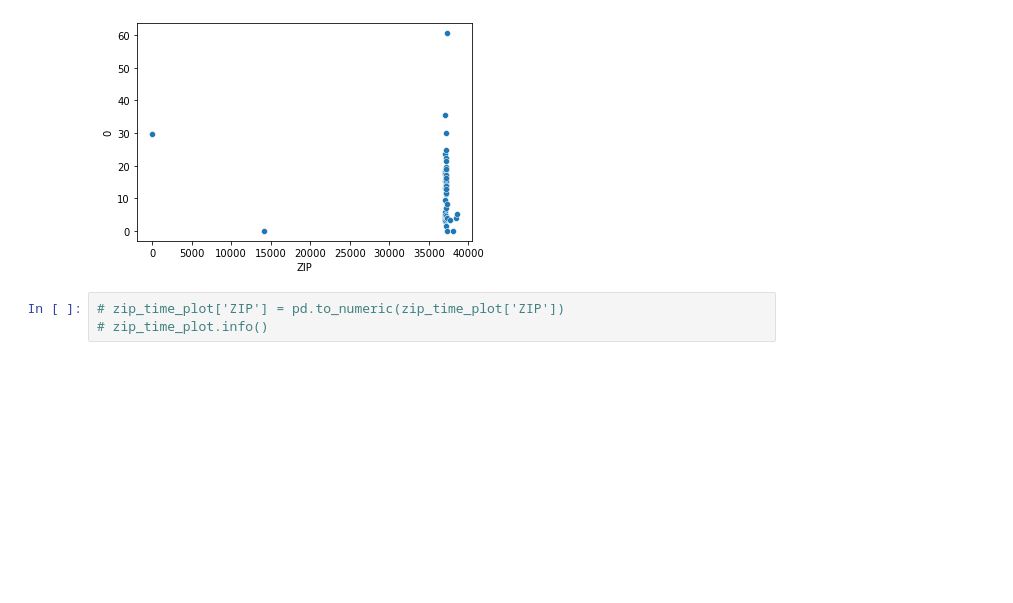
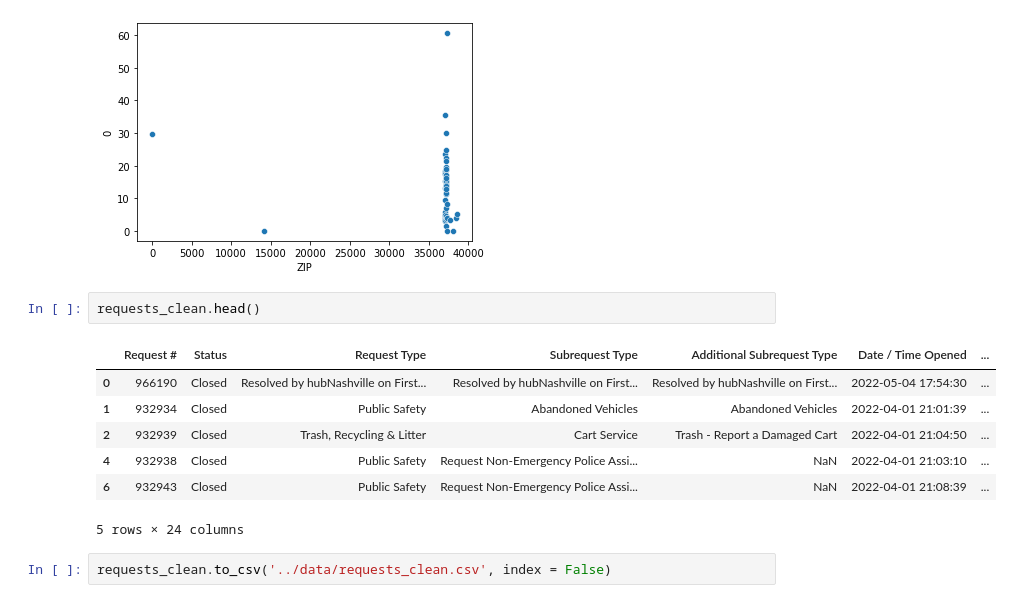
Before and after one commit to PrestonSpencer/Capstone-Nashville-Software-School-Nashville-311-Analysis, a Jupyter notebook: notebooks/analysis_311_cleanup.ipynb, the cells around one changed output. Cells and saved outputs as stored; diff of their text form; blank space fills up the shorter version.

Commit message:
cleaning done

```diff
--- a/notebooks/analysis_311_requests.ipynb
+++ b/notebooks/analysis_311_cleanup.ipynb
@@ -165,5 +165,14 @@ sns.scatterplot(x = 'ZIP', y = 0, data = zip_time_plot);
 # %% [output]
 [figure]
 # %%
-# zip_time_plot['ZIP'] = pd.to_numeric(zip_time_plot['ZIP'])
-# zip_time_plot.info()
+requests_clean.head()
+# %% [output]
+|  | Request # | Status | Request Type | Subrequest Type | Additional Subrequest Type | Date / Time Opened | ... |
+| 0 | 966190 | Closed | Resolved by hubNashville on First... | Resolved by hubNashville on First... | Resolved by hubNashville on First... | 2022-05-04 17:54:30 | ... |
+| 1 | 932934 | Closed | Public Safety | Abandoned Vehicles | Abandoned Vehicles | 2022-04-01 21:01:39 | ... |
+| 2 | 932939 | Closed | Trash, Recycling & Litter | Cart Service | Trash - Report a Damaged Cart | 2022-04-01 21:04:50 | ... |
+| 4 | 932938 | Closed | Public Safety | Request Non-Emergency Police Assi... | NaN | 2022-04-01 21:03:10 | ... |
+| 6 | 932943 | Closed | Public Safety | Request Non-Emergency Police Assi... | NaN | 2022-04-01 21:08:39 | ... |
+5 rows × 24 columns
+# %%
+requests_clean.to_csv('../data/requests_clean.csv', index = False)
```
Also changed, not shown: 3 other files.
